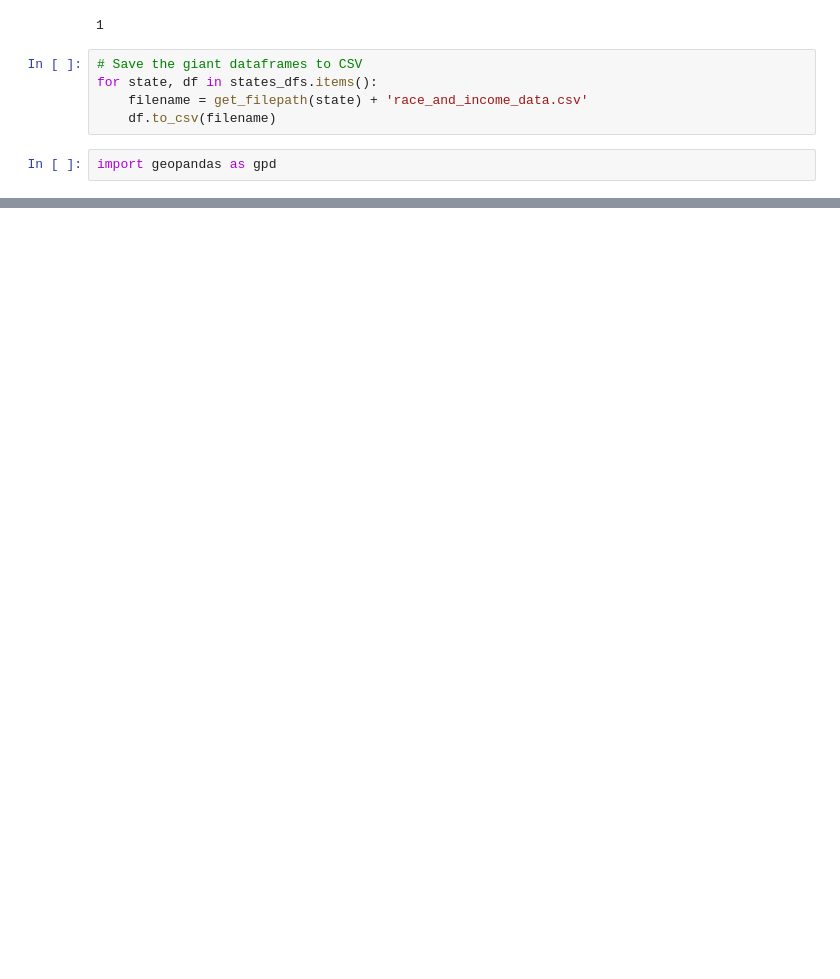
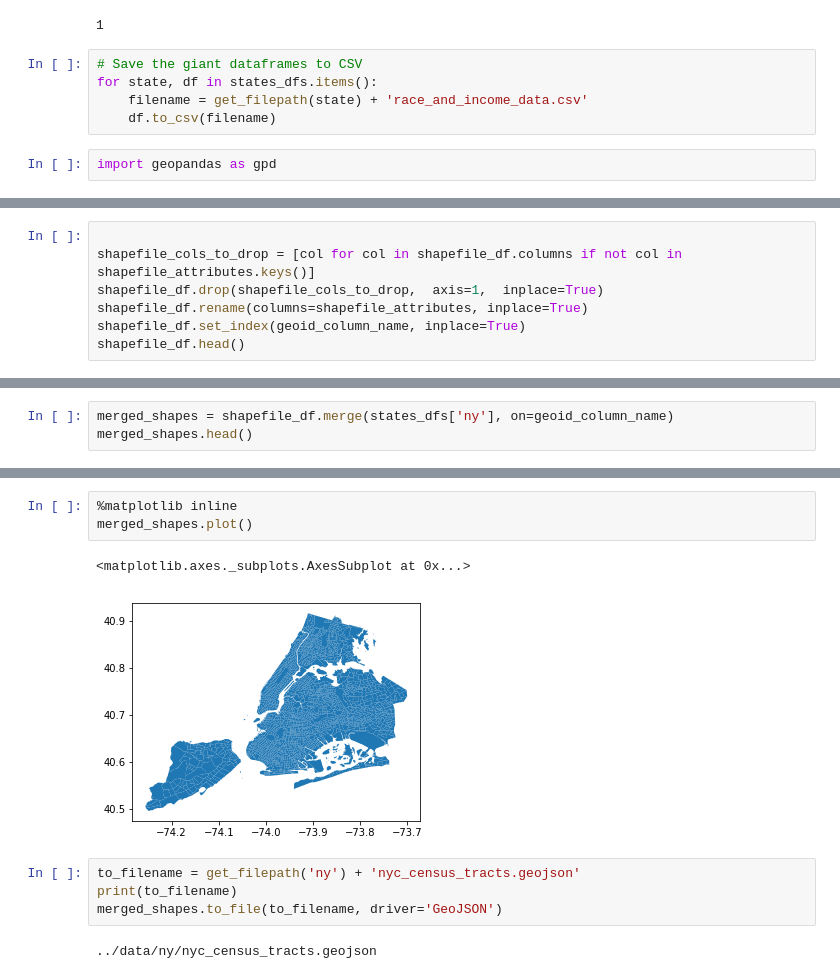
Before and after one commit to aberke/income-race-bikes, a Jupyter notebook: scripts/csv_processing.ipynb, the cells around one changed output, grey strips where cells are left out. Cells and saved outputs as stored; diff of their text form; blank space fills up the shorter version.

Commit message:
merging files and making ny geojson

```diff
--- a/scripts/csv_processing.ipynb
+++ b/scripts/csv_processing.ipynb
@@ -130,0 +143,7 @@ DriverError: Unable to open ../data/ny/nyc_census_tracts.shx or ../data/ny/nyc_c
+# %%
+
+shapefile_cols_to_drop = [col for col in shapefile_df.columns if not col in shapefile_attributes.keys()]
+shapefile_df.drop(shapefile_cols_to_drop,  axis=1,  inplace=True)
+shapefile_df.rename(columns=shapefile_attributes, inplace=True)
+shapefile_df.set_index(geoid_column_name, inplace=True)
+shapefile_df.head()
@@ -130,0 +158,3 @@ DriverError: Unable to open ../data/ny/nyc_census_tracts.shx or ../data/ny/nyc_c
+# %%
+merged_shapes = shapefile_df.merge(states_dfs['ny'], on=geoid_column_name)
+merged_shapes.head()
@@ -130,0 +170,12 @@ DriverError: Unable to open ../data/ny/nyc_census_tracts.shx or ../data/ny/nyc_c
+# %%
+%matplotlib inline
+merged_shapes.plot()
+# %% [output]
+<matplotlib.axes._subplots.AxesSubplot at 0x...>
+[figure, added]
+# %%
+to_filename = get_filepath('ny') + 'nyc_census_tracts.geojson'
+print(to_filename)
+merged_shapes.to_file(to_filename, driver='GeoJSON')
+# %% [output]
+../data/ny/nyc_census_tracts.geojson
```
Also changed, not shown: parts of 7 cells of this notebook, 2 other files.
